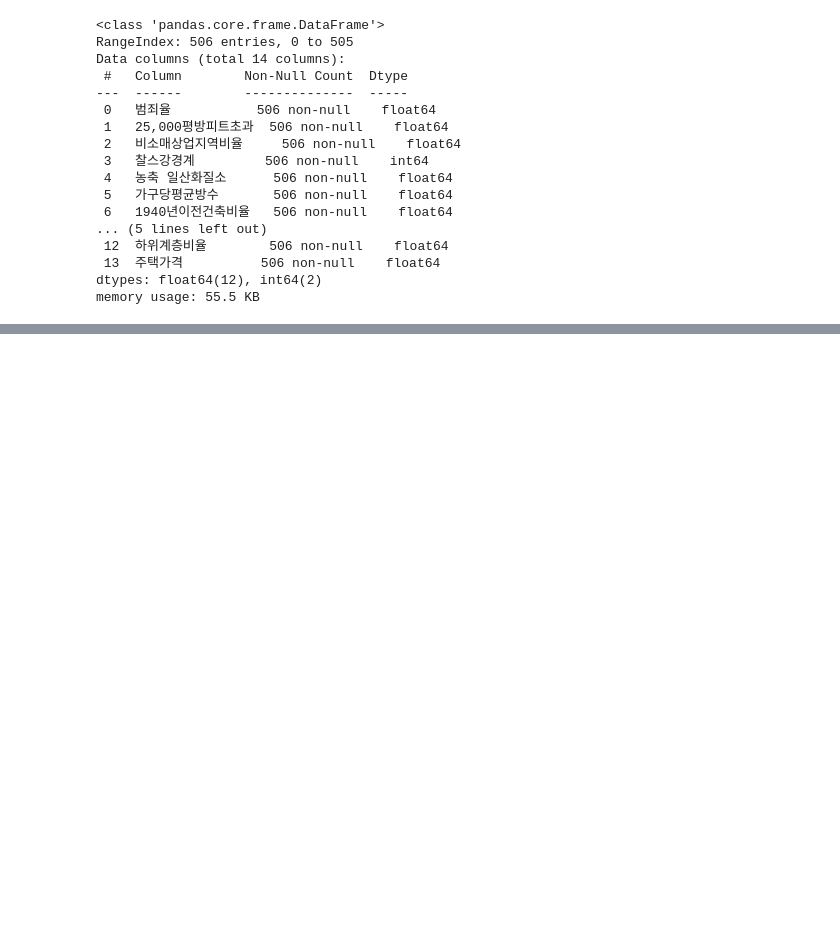
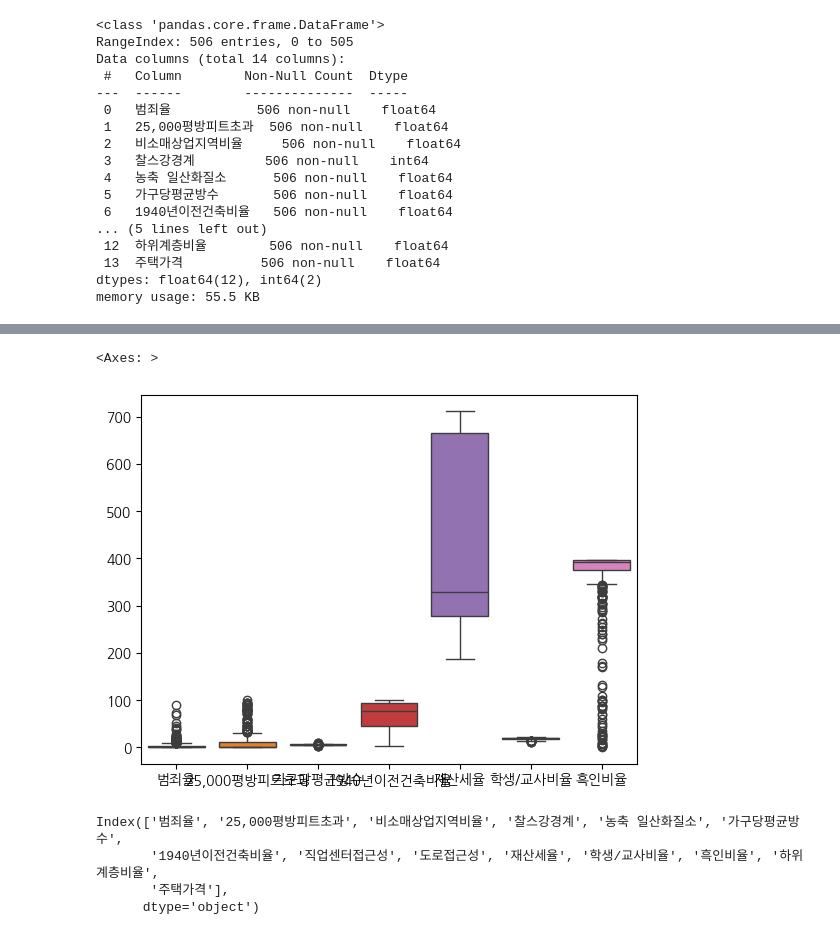
Before and after one commit to jykim9280/Fintech_service, a Jupyter notebook: 06machine learning/14회귀분석_보스턴집단예측_라쏘_릿지_엘라스틱넷.ipynb, the cells around one changed output, grey strips where cells are left out. Cells and saved outputs as stored; diff of their text form; code cells hidden in the pictures; blank space fills up the shorter version.

```diff
--- a/06machine learning/14회귀분석_보스턴집단예측_라쏘_릿지_엘라스틱넷.ipynb
+++ b/06machine learning/14회귀분석_보스턴집단예측_라쏘_릿지_엘라스틱넷.ipynb
@@ -73,0 +109,14 @@ data.
+# %%
+sns.boxplot(data[['범죄율', '25,000평방피트초과', '가구당평균방수',
+       '1940년이전건축비율', '재산세율', '학생/교사비율', '흑인비율']])
+# %% [output]
+<Axes: >
+[figure, added]
+# %%
+cols = data.columns
+cols
+# %% [output]
+Index(['범죄율', '25,000평방피트초과', '비소매상업지역비율', '찰스강경계', '농축 일산화질소', '가구당평균방수',
+       '1940년이전건축비율', '직업센터접근성', '도로접근성', '재산세율', '학생/교사비율', '흑인비율', '하위계층비율',
+       '주택가격'],
+      dtype='object')
```
Also changed, not shown: parts of 40 cells of this notebook, 2 other files.
